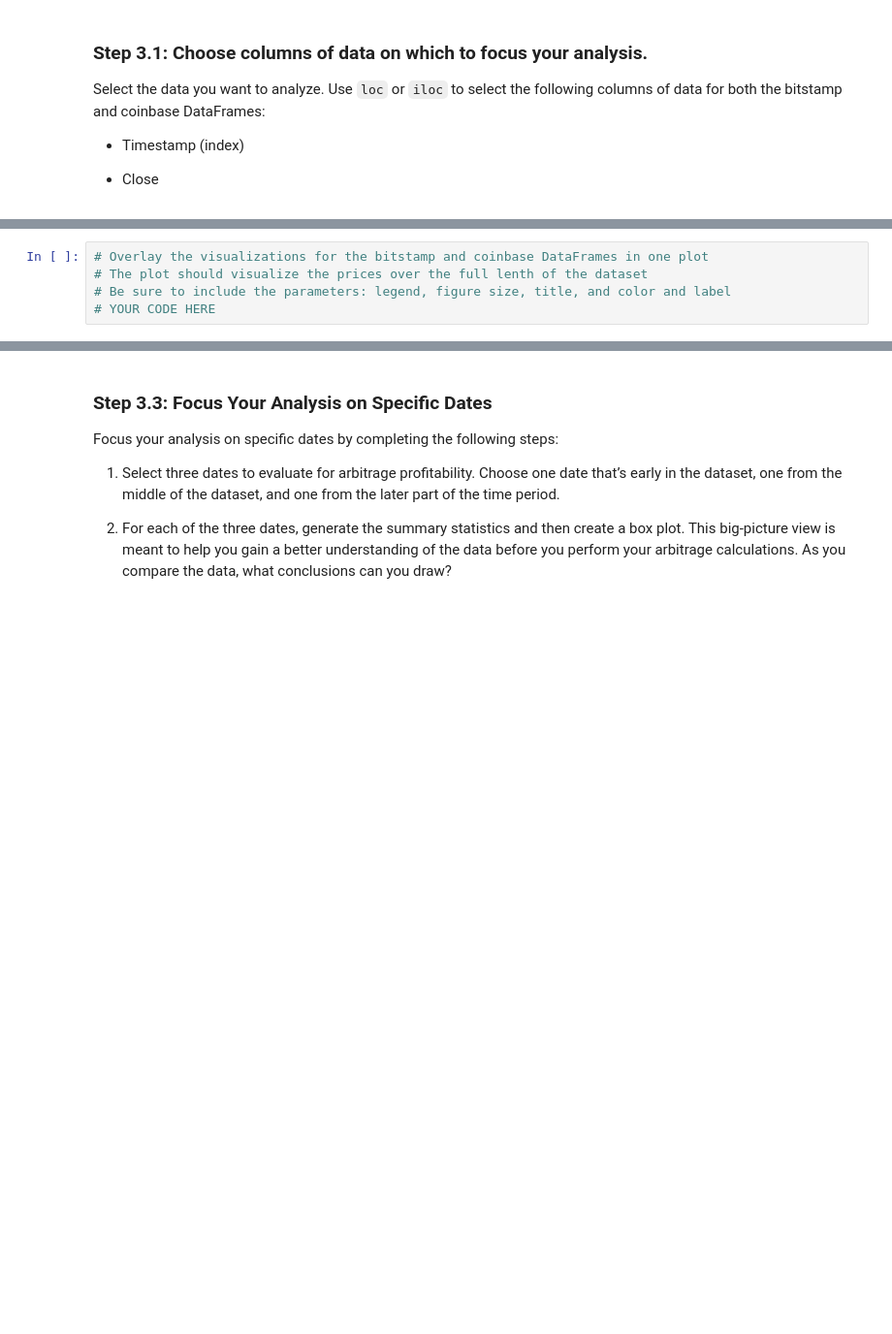
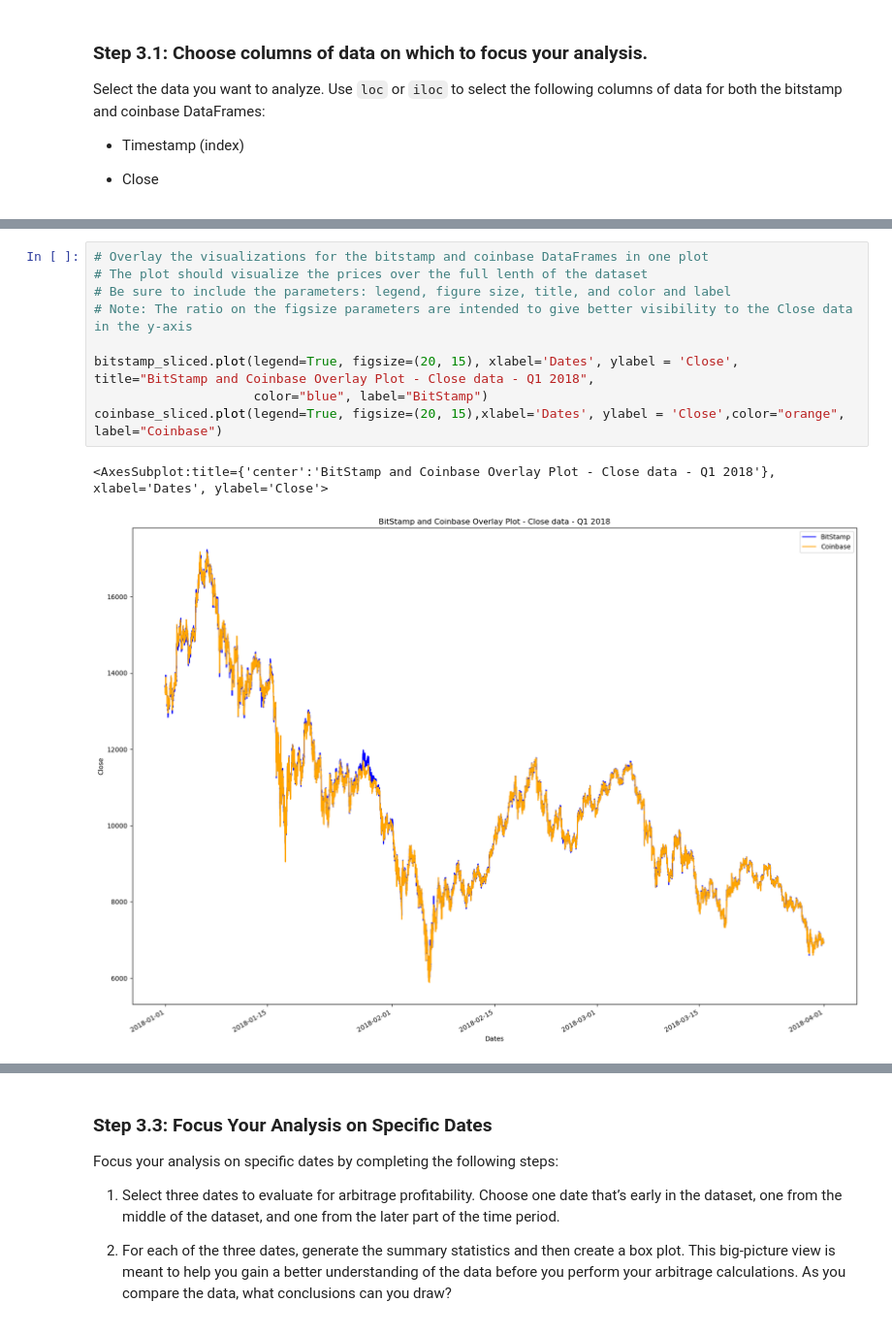
Before and after one commit to LUTOV001/3.Arbitration, a Jupyter notebook: Solution/crypto_arbitrage.ipynb, the cells around one changed output, grey strips where cells are left out. Shown at 97% size. Drawn from its saved outputs; the diff is of its cells as text; blank space fills up the shorter version.

```diff
--- a/Solution/crypto_arbitrage.ipynb
+++ b/Solution/crypto_arbitrage.ipynb
@@ -450,8 +511,15 @@ Sort through the time series data associated with the bitstamp and coinbase Data
 # %%
 # Overlay the visualizations for the bitstamp and coinbase DataFrames in one plot
 # The plot should visualize the prices over the full lenth of the dataset
 # Be sure to include the parameters: legend, figure size, title, and color and label
-# YOUR CODE HERE
+# Note: The ratio on the figsize parameters are intended to give better visibility to the Close data in the y-axis
+
+bitstamp_sliced.plot(legend=True, figsize=(20, 15), xlabel='Dates', ylabel = 'Close', title="BitStamp and Coinbase Overlay Plot - Close data - Q1 2018",
+                     color="blue", label="BitStamp")
+coinbase_sliced.plot(legend=True, figsize=(20, 15),xlabel='Dates', ylabel = 'Close',color="orange", label="Coinbase")
+# %% [output]
+<AxesSubplot:title={'center':'BitStamp and Coinbase Overlay Plot - Close data - Q1 2018'}, xlabel='Dates', ylabel='Close'>
+[figure, added]
 # %%
 # Using the loc and plot functions, create an overlay plot that visualizes
 # the price action of both DataFrames for a one month period early in the dataset
```
Also changed, not shown: parts of 54 cells of this notebook, 2 other files.
